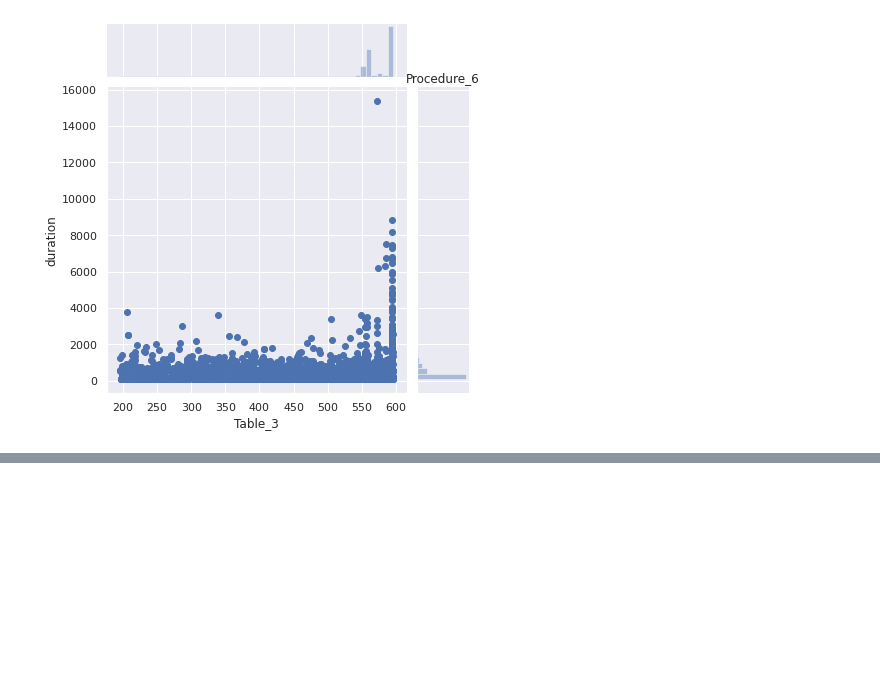
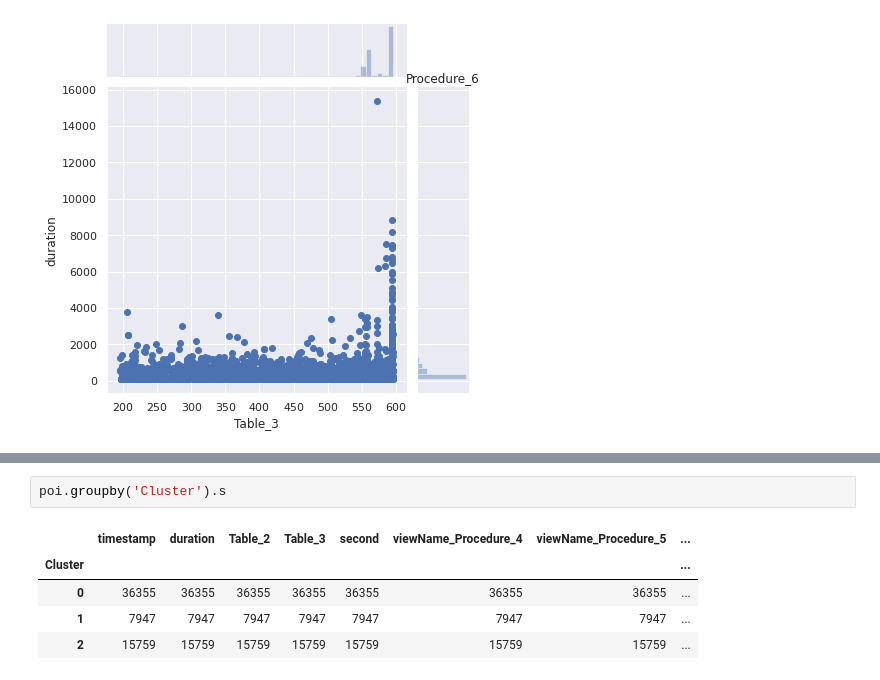
Before and after one commit to tonnyeremin/Software-Perfomance, a Jupyter notebook: SqlMetrics/Evangelist_Perf_Processing.ipynb, the cells around one changed output, grey strips where cells are left out. Drawn from its saved outputs; the diff is of its cells as text; blank space fills up the shorter version.

```diff
--- a/SqlMetrics/Evangelist_Perf_Processing.ipynb
+++ b/SqlMetrics/Evangelist_Perf_Processing.ipynb
@@ -199,0 +287,8 @@ for index, value in top_proc_names.items():
+# %%
+poi.groupby('Cluster').s
+# %% [output]
+|  | timestamp | duration | Table_2 | Table_3 | second | viewName_Procedure_4 | viewName_Procedure_5 | ... |
+| Cluster |  |  |  |  |  |  |  | ... |
+| 0 | 36355 | 36355 | 36355 | 36355 | 36355 | 36355 | 36355 | ... |
+| 1 | 7947 | 7947 | 7947 | 7947 | 7947 | 7947 | 7947 | ... |
+| 2 | 15759 | 15759 | 15759 | 15759 | 15759 | 15759 | 15759 | ... |
```
Also changed, not shown: parts of 10 cells of this notebook.
